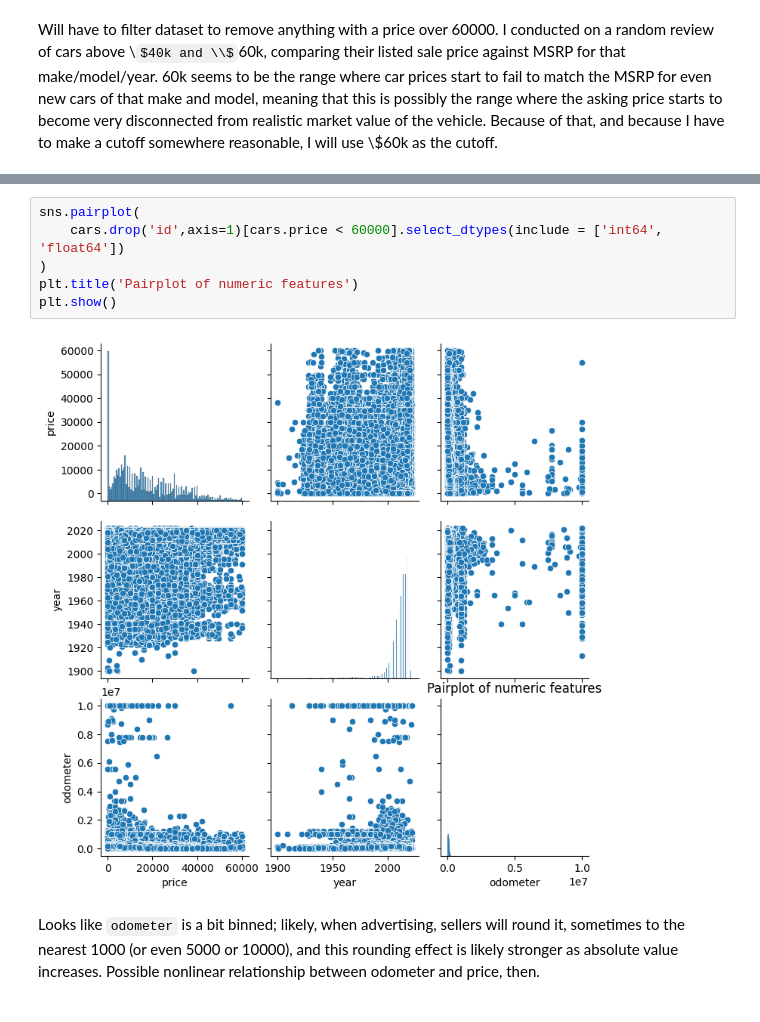
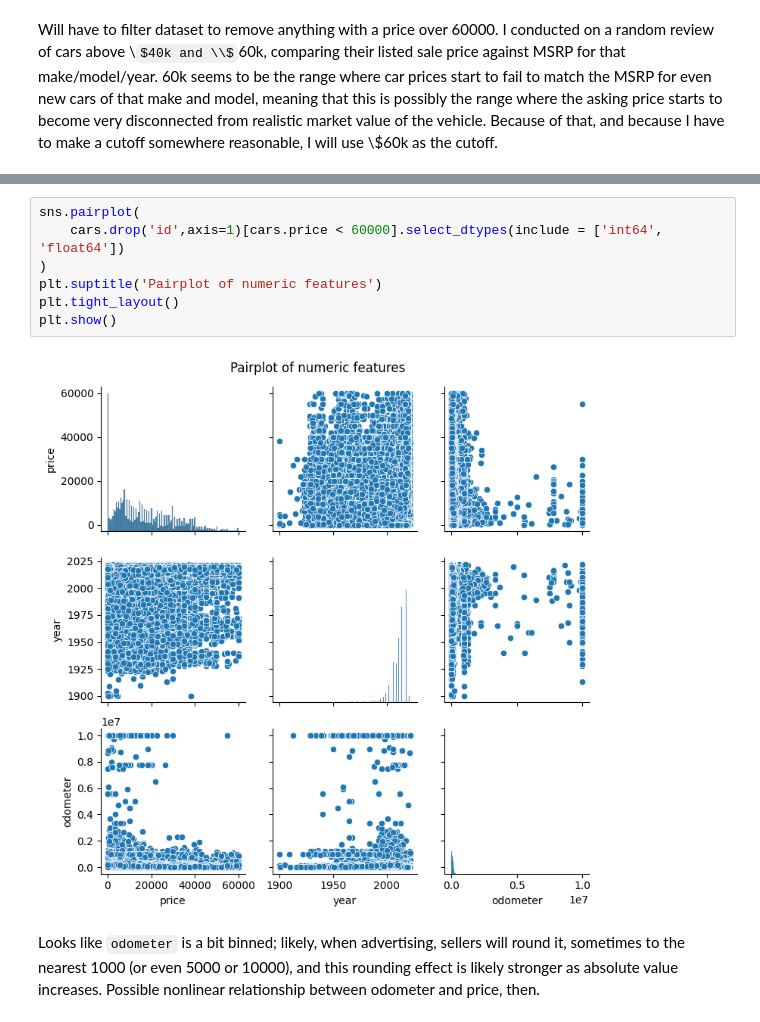
Before and after one commit to mattbenn/Practical-Application-2, a Jupyter notebook: Bennett_used cars.ipynb, the cells around one changed output, grey strips where cells are left out. Drawn from its saved outputs; the diff is of its cells as text; some formulas as TeX source.

```diff
--- a/prompt_II.ipynb
+++ b/Bennett_used cars.ipynb
@@ -323,11 +328,12 @@ plt.show()
 # %%
 sns.pairplot(
     cars.drop('id',axis=1)[cars.price < 60000].select_dtypes(include = ['int64', 'float64'])
 )
-plt.title('Pairplot of numeric features')
+plt.suptitle('Pairplot of numeric features')
+plt.tight_layout()
 plt.show()
 # %% [output]
-[figure, old version]
+[figure, new version]
 # %% [markdown]
 Looks like `odometer` is a bit binned; likely, when advertising, sellers will round it, sometimes to the nearest 1000 (or even 5000 or 10000), and this rounding effect is likely stronger as absolute value increases. Possible nonlinear relationship between odometer and price, then.
 # %% [markdown]
```
Also changed, not shown: parts of 37 cells of this notebook, 11 other files.
